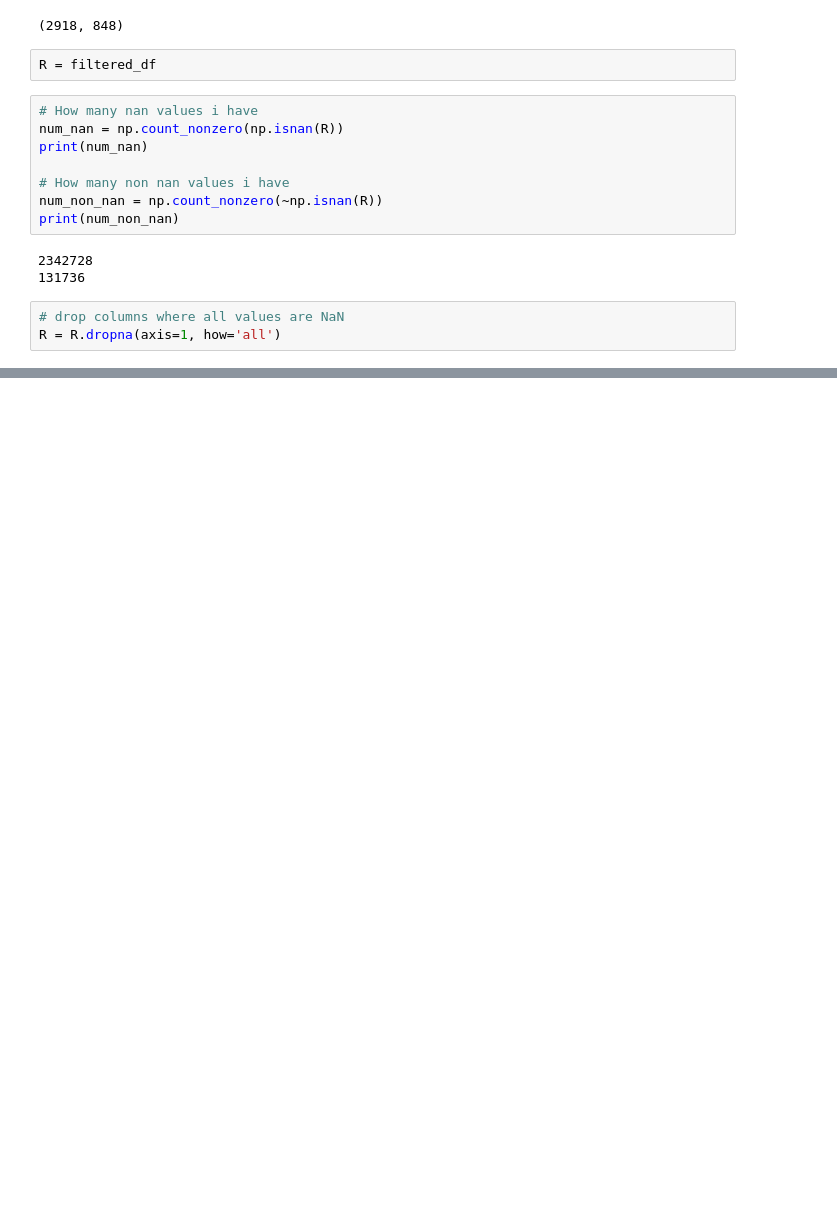
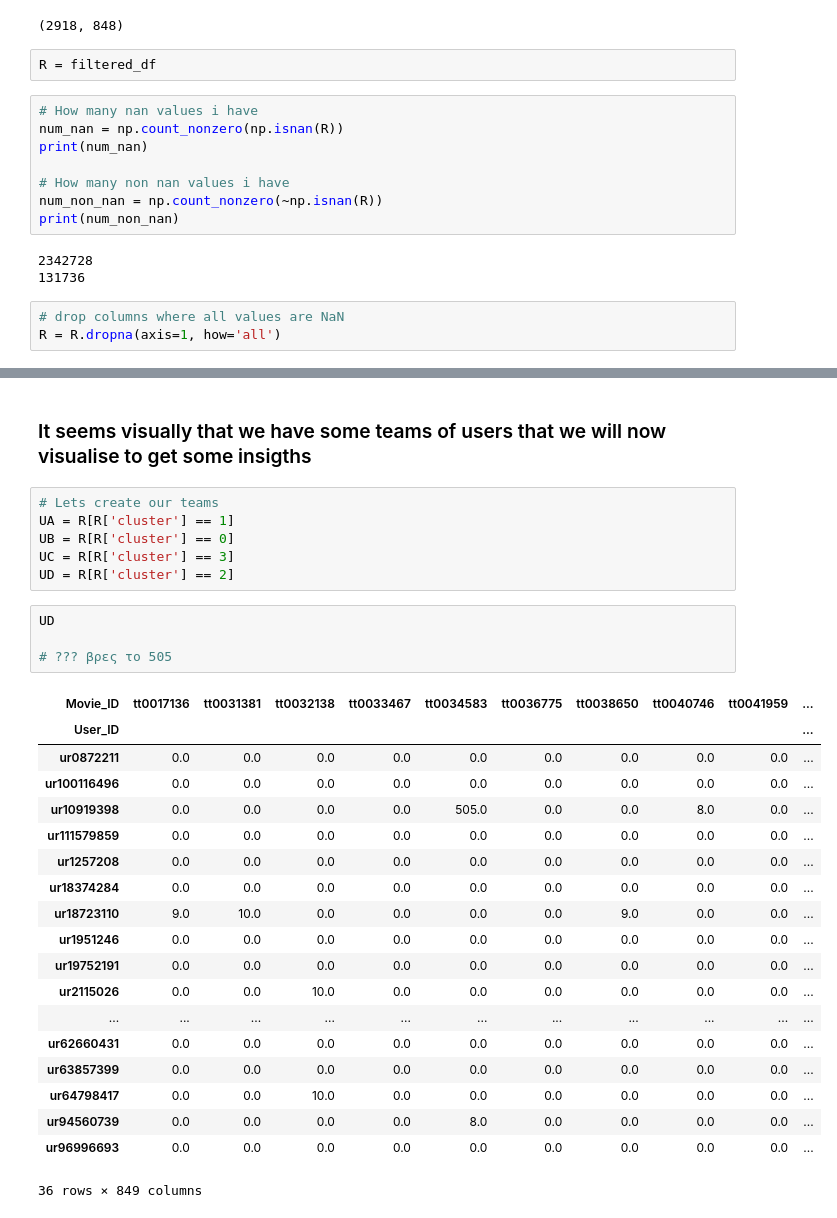
Before and after one commit to Panoskontos/Movie_reccomendation, a Jupyter notebook: main.ipynb, the cells around one changed output, grey strips where cells are left out. Saved outputs shown, nothing was run; the diff lists cells and outputs as text; blank space fills up the shorter version.

```diff
--- a/main.ipynb
+++ b/main.ipynb
@@ -285,0 +295,34 @@ Name: cluster, dtype: int64
+# %% [markdown]
+</br>
+<h3>It seems visually that we have some teams of users that we will now visualise to get some insigths</h3>
+</br>
+# %%
+# Lets create our teams
+UA = R[R['cluster'] == 1]
+UB = R[R['cluster'] == 0]
+UC = R[R['cluster'] == 3]
+UD = R[R['cluster'] == 2]
+# %%
+UD
+
+# ??? βρες το 505
+# %% [output]
+| Movie_ID | tt0017136 | tt0031381 | tt0032138 | tt0033467 | tt0034583 | tt0036775 | tt0038650 | tt0040746 | tt0041959 | ... |
+| User_ID |  |  |  |  |  |  |  |  |  | ... |
+| ur0872211 | 0.0 | 0.0 | 0.0 | 0.0 | 0.0 | 0.0 | 0.0 | 0.0 | 0.0 | ... |
+| ur100116496 | 0.0 | 0.0 | 0.0 | 0.0 | 0.0 | 0.0 | 0.0 | 0.0 | 0.0 | ... |
+| ur10919398 | 0.0 | 0.0 | 0.0 | 0.0 | 505.0 | 0.0 | 0.0 | 8.0 | 0.0 | ... |
+| ur111579859 | 0.0 | 0.0 | 0.0 | 0.0 | 0.0 | 0.0 | 0.0 | 0.0 | 0.0 | ... |
+| ur1257208 | 0.0 | 0.0 | 0.0 | 0.0 | 0.0 | 0.0 | 0.0 | 0.0 | 0.0 | ... |
+| ur18374284 | 0.0 | 0.0 | 0.0 | 0.0 | 0.0 | 0.0 | 0.0 | 0.0 | 0.0 | ... |
+| ur18723110 | 9.0 | 10.0 | 0.0 | 0.0 | 0.0 | 0.0 | 9.0 | 0.0 | 0.0 | ... |
+| ur1951246 | 0.0 | 0.0 | 0.0 | 0.0 | 0.0 | 0.0 | 0.0 | 0.0 | 0.0 | ... |
+| ur19752191 | 0.0 | 0.0 | 0.0 | 0.0 | 0.0 | 0.0 | 0.0 | 0.0 | 0.0 | ... |
+| ur2115026 | 0.0 | 0.0 | 10.0 | 0.0 | 0.0 | 0.0 | 0.0 | 0.0 | 0.0 | ... |
+| ... | ... | ... | ... | ... | ... | ... | ... | ... | ... | ... |
+| ur62660431 | 0.0 | 0.0 | 0.0 | 0.0 | 0.0 | 0.0 | 0.0 | 0.0 | 0.0 | ... |
+| ur63857399 | 0.0 | 0.0 | 0.0 | 0.0 | 0.0 | 0.0 | 0.0 | 0.0 | 0.0 | ... |
+| ur64798417 | 0.0 | 0.0 | 10.0 | 0.0 | 0.0 | 0.0 | 0.0 | 0.0 | 0.0 | ... |
+| ur94560739 | 0.0 | 0.0 | 0.0 | 0.0 | 8.0 | 0.0 | 0.0 | 0.0 | 0.0 | ... |
+| ur96996693 | 0.0 | 0.0 | 0.0 | 0.0 | 0.0 | 0.0 | 0.0 | 0.0 | 0.0 | ... |
+36 rows × 849 columns
```
Also changed, not shown: parts of 20 cells of this notebook.
